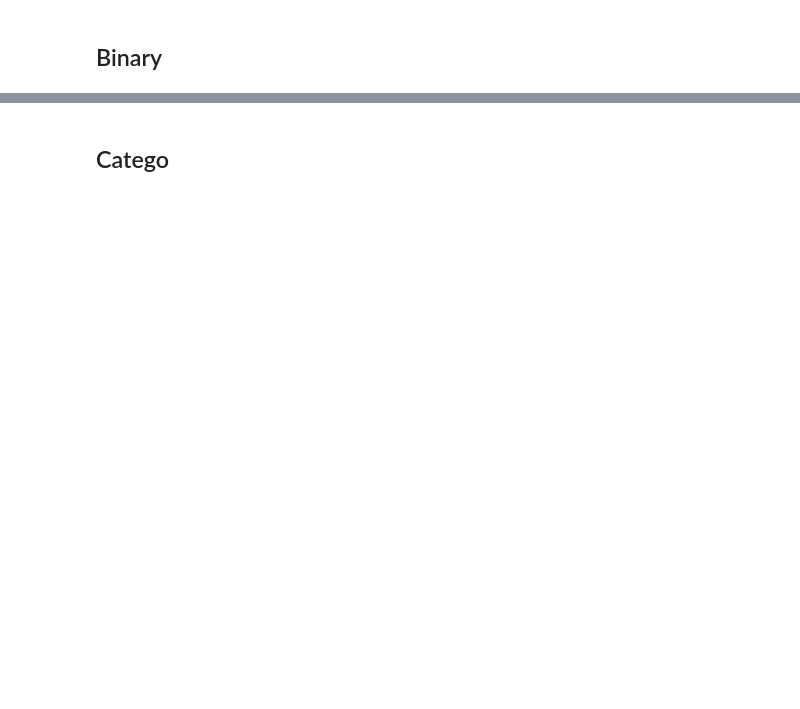
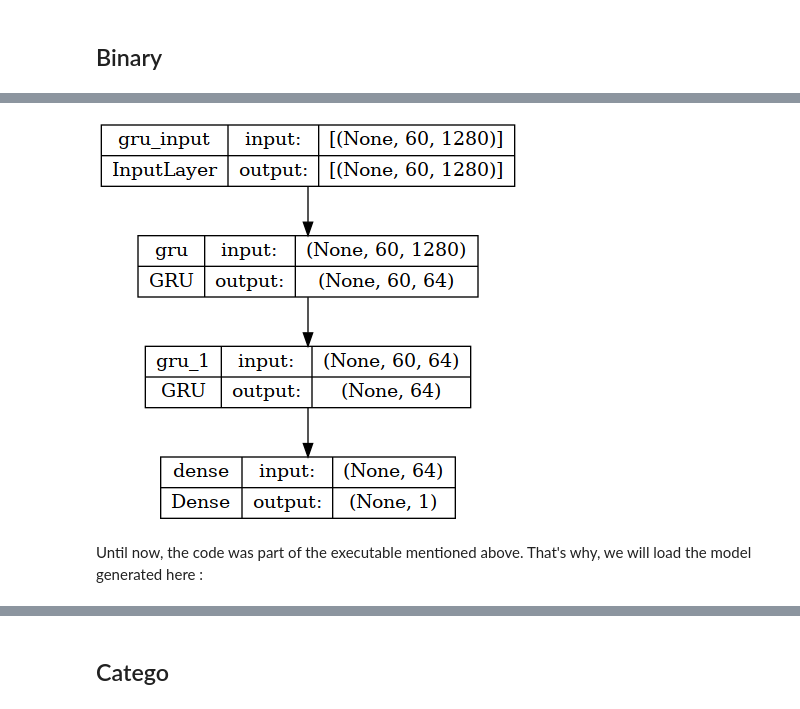
Before and after one commit to LYArn/pu, a Jupyter notebook: proj_long.ipynb, the cells around one changed output, grey strips where cells are left out. Saved outputs shown, nothing was run; the diff lists cells and outputs as text; code cells hidden in the pictures; blank space fills up the shorter version.

```diff
--- a/proj_long.ipynb
+++ b/proj_long.ipynb
@@ -641,0 +587,15 @@ test_bin_generator = data_generator(test_trim_data, batch_size, num_classes, met
+# %%
+def gru_binary(learn_rate):
+    model = Sequential()
+    model.add(GRU(64, input_shape=(60, 1280), return_sequences=True))
+    model.add(GRU(64))
+    model.add(Dense(1, activation='sigmoid'))
+
+    optimizer = Adam(learning_rate=learn_rate)
+    model.compile(optimizer=optimizer, loss='binary_crossentropy', metrics=['accuracy'])
+    return model
+
+
+learn_rate = 1e-4
+model = gru_binary(learn_rate)
+model.summary()
@@ -641,0 +630,5 @@ test_bin_generator = data_generator(test_trim_data, batch_size, num_classes, met
+# %%
+plot_model(model, to_file="model_gru_binary.png",
+    show_shapes=True, show_layer_names=True)
+# %% [output]
+[figure, added]
@@ -641,0 +651,2 @@ test_bin_generator = data_generator(test_trim_data, batch_size, num_classes, met
+# %% [markdown]
+Until now, the code was part of the executable mentioned above. That's why, we will load the model generated here :
```
Also changed, not shown: parts of 64 cells of this notebook, 1 other file.
